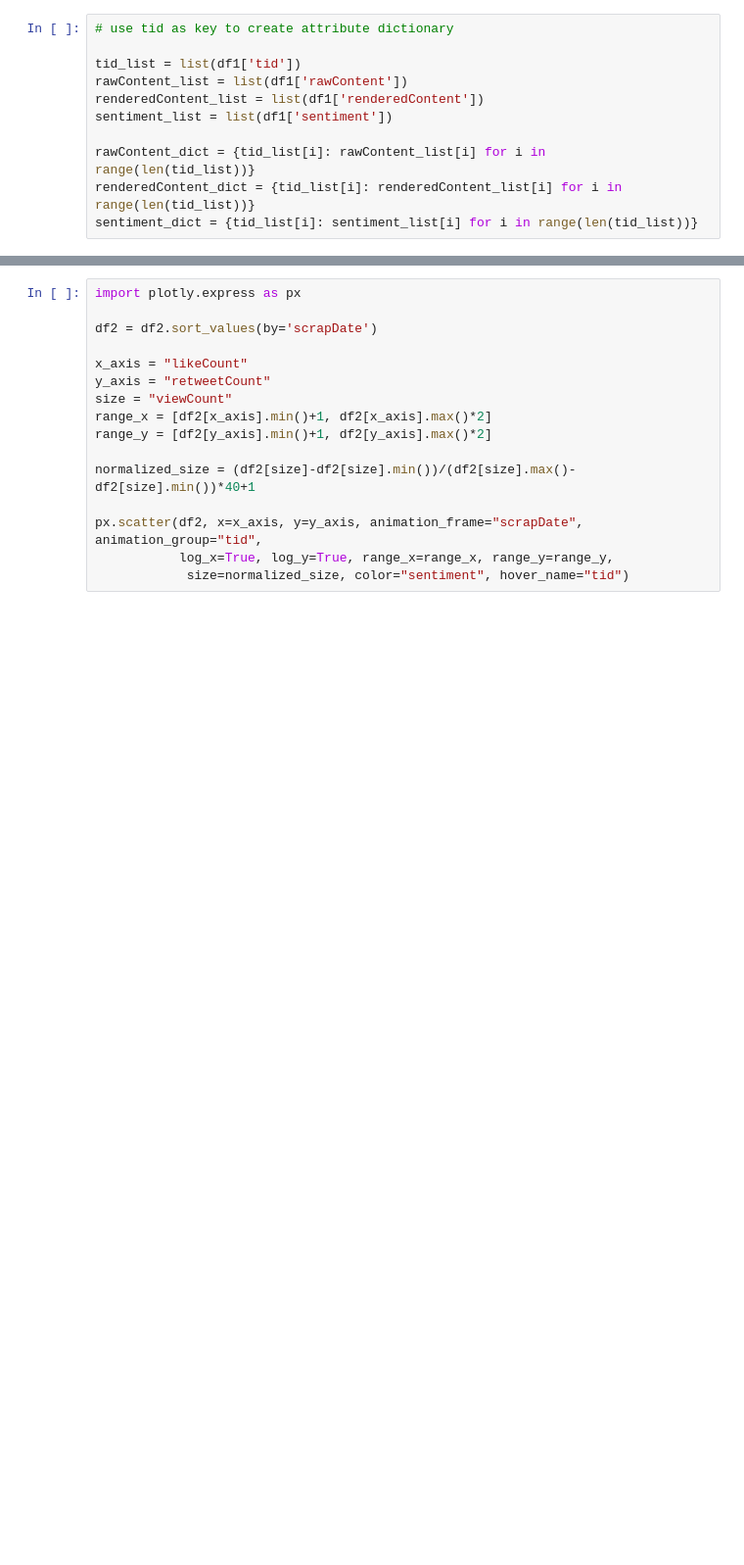
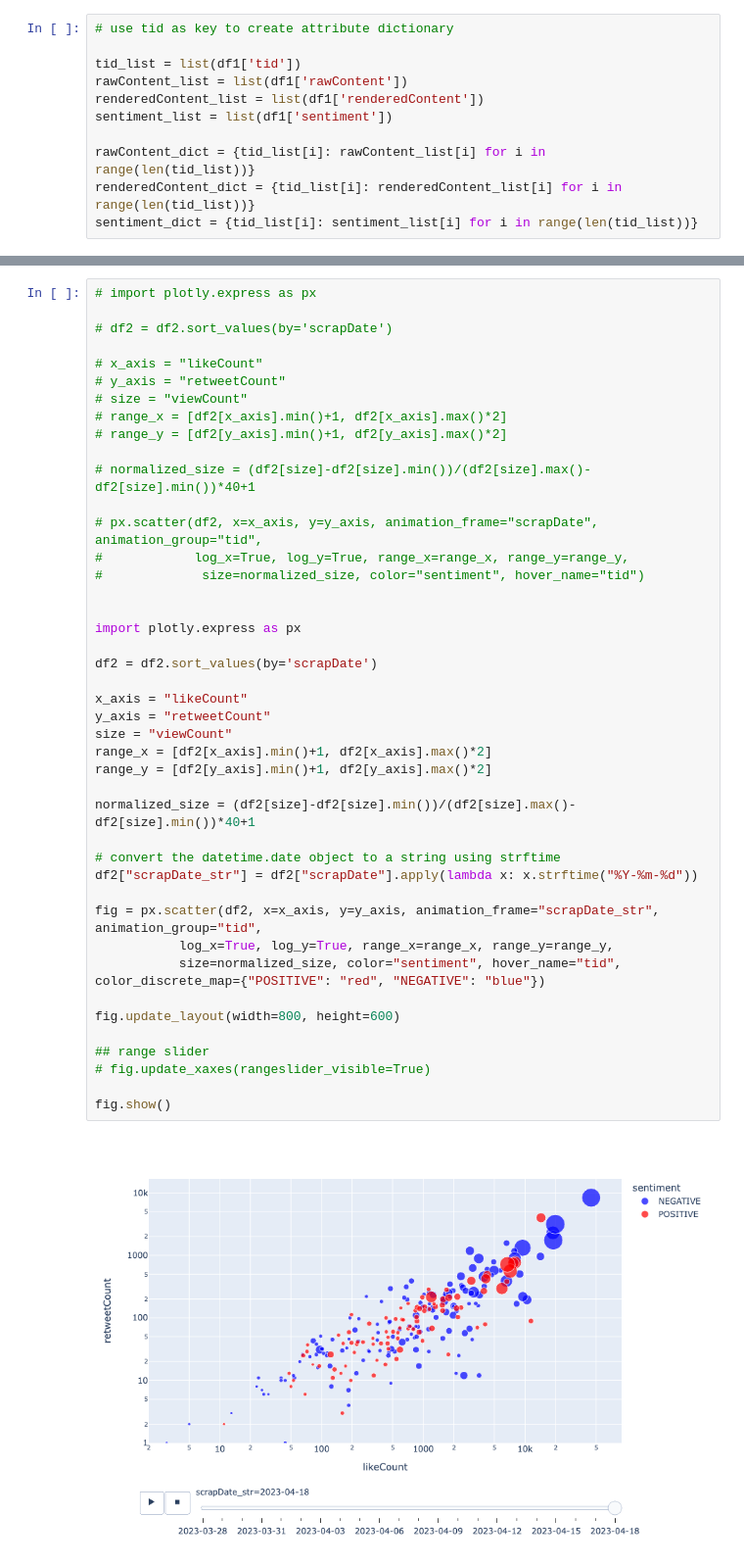
Before and after one commit to ImCombo/MSBD5005-Project, a Jupyter notebook: trend_verified_animation.ipynb, the cells around one changed output, grey strips where cells are left out. Shown: that part at 98% size. Drawn from its saved outputs; the diff is of its cells as text; blank space fills up the shorter version.

```diff
--- a/trend_verified_animation.ipynb
+++ b/trend_verified_animation.ipynb
@@ -227,16 +228,45 @@ df2.groupby('date').count()
 # %%
+# import plotly.express as px
+
+# df2 = df2.sort_values(by='scrapDate')
+
+# x_axis = "likeCount"
+# y_axis = "retweetCount"
+# size = "viewCount"
+# range_x = [df2[x_axis].min()+1, df2[x_axis].max()*2]
+# range_y = [df2[y_axis].min()+1, df2[y_axis].max()*2]
+
+# normalized_size = (df2[size]-df2[size].min())/(df2[size].max()-df2[size].min())*40+1
+
+# px.scatter(df2, x=x_axis, y=y_axis, animation_frame="scrapDate", animation_group="tid",
+#            log_x=True, log_y=True, range_x=range_x, range_y=range_y,
+#             size=normalized_size, color="sentiment", hover_name="tid")
+
+
 import plotly.express as px
 
 df2 = df2.sort_values(by='scrapDate')
 
 x_axis = "likeCount"
 y_axis = "retweetCount"
 size = "viewCount"
 range_x = [df2[x_axis].min()+1, df2[x_axis].max()*2]
 range_y = [df2[y_axis].min()+1, df2[y_axis].max()*2]
 
 normalized_size = (df2[size]-df2[size].min())/(df2[size].max()-df2[size].min())*40+1
 
-px.scatter(df2, x=x_axis, y=y_axis, animation_frame="scrapDate", animation_group="tid",
+# convert the datetime.date object to a string using strftime
+df2["scrapDate_str"] = df2["scrapDate"].apply(lambda x: x.strftime("%Y-%m-%d"))
+
+fig = px.scatter(df2, x=x_axis, y=y_axis, animation_frame="scrapDate_str", animation_group="tid",
            log_x=True, log_y=True, range_x=range_x, range_y=range_y,
-            size=normalized_size, color="sentiment", hover_name="tid")
+           size=normalized_size, color="sentiment", hover_name="tid", color_discrete_map={"POSITIVE": "red", "NEGATIVE": "blue"})
+
+fig.update_layout(width=800, height=600)
+
+## range slider
+# fig.update_xaxes(rangeslider_visible=True)
+
+fig.show()
+# %% [output]
+[figure, added]
```
Also changed, not shown: parts of 12 cells of this notebook.
